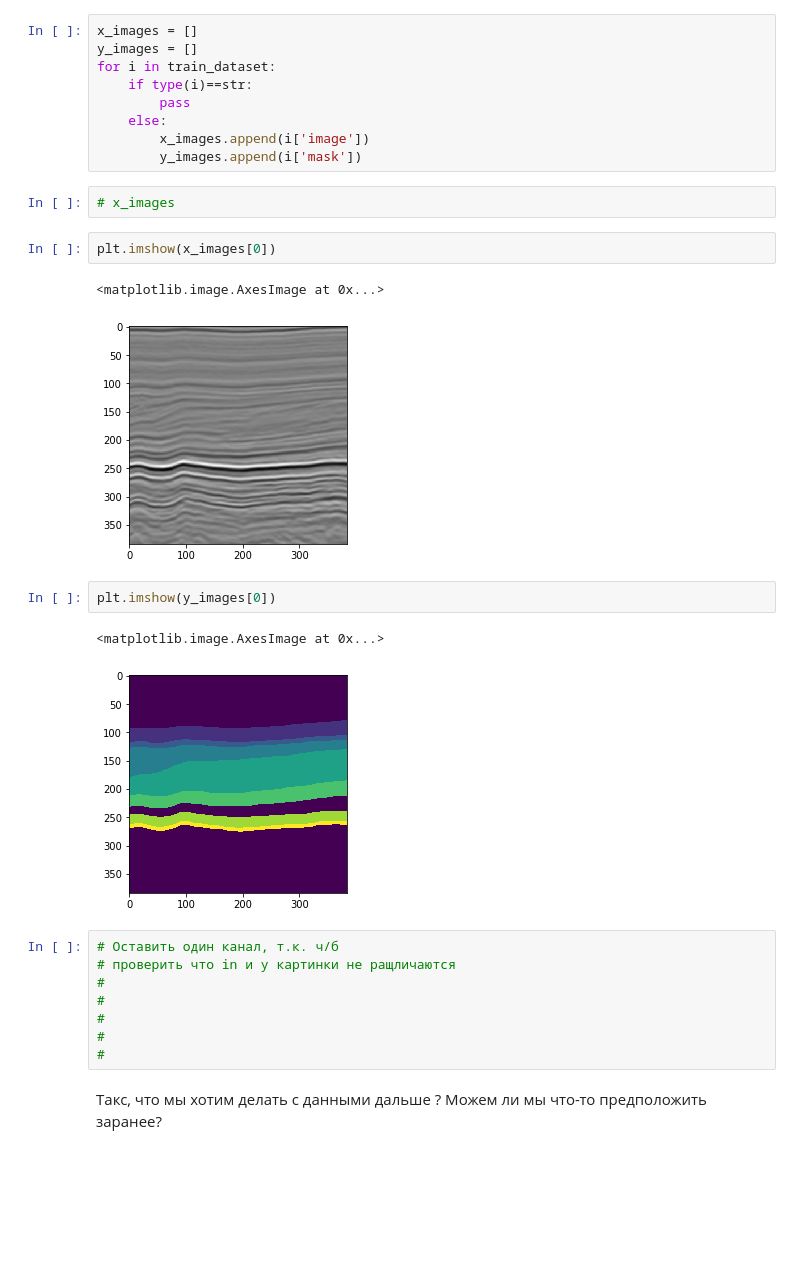
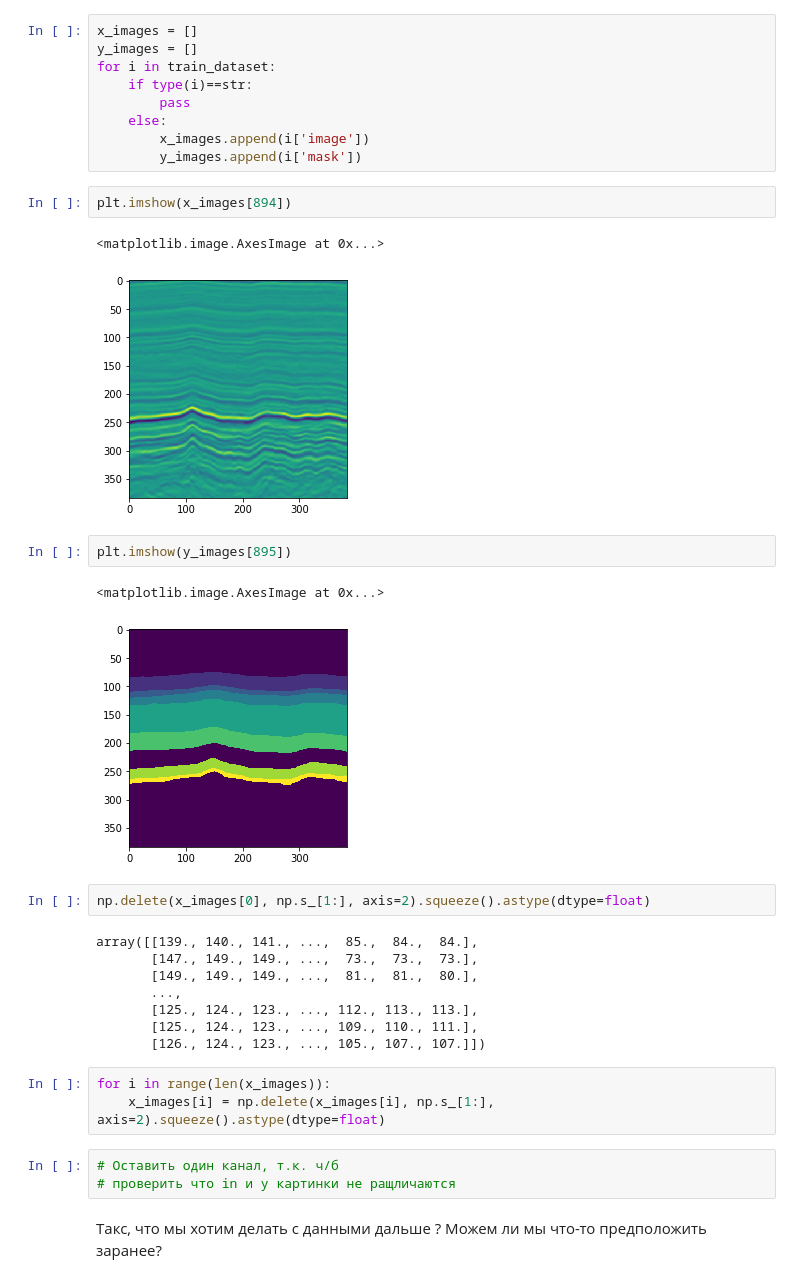
Before and after one commit to care1e55/neural_nets_dpo, a Jupyter notebook: logi_2020/week07/Hometask_1.ipynb, the cells around one changed output. Saved outputs shown, nothing was run; the diff lists cells and outputs as text; blank space fills up the shorter version.

```diff
--- a/logi_2020/week07/Hometask_1.ipynb
+++ b/logi_2020/week07/Hometask_1.ipynb
@@ -101,26 +101,32 @@ for i in train_dataset:
     else:
         x_images.append(i['image'])
         y_images.append(i['mask'])
-# %%
-# x_images
 # %%
-plt.imshow(x_images[0])
+plt.imshow(x_images[894])
 # %% [output]
 <matplotlib.image.AxesImage at 0x...>
-[figure, old version]
+[figure, new version]
 # %%
-plt.imshow(y_images[0])
+plt.imshow(y_images[895])
 # %% [output]
 <matplotlib.image.AxesImage at 0x...>
-[figure, old version]
+[figure, new version]
+# %%
+np.delete(x_images[0], np.s_[1:], axis=2).squeeze().astype(dtype=float)
+# %% [output]
+array([[139., 140., 141., ...,  85.,  84.,  84.],
+       [147., 149., 149., ...,  73.,  73.,  73.],
+       [149., 149., 149., ...,  81.,  81.,  80.],
+       ...,
+       [125., 124., 123., ..., 112., 113., 113.],
+       [125., 124., 123., ..., 109., 110., 111.],
+       [126., 124., 123., ..., 105., 107., 107.]])
+# %%
+for i in range(len(x_images)):
+    x_images[i] = np.delete(x_images[i], np.s_[1:], axis=2).squeeze().astype(dtype=float)
 # %%
 # Оставить один канал, т.к. ч/б
 # проверить что in и y картинки не ращличаются
-#
-#
-#
-#
-#
 # %% [markdown]
 Такс, что мы хотим делать с данными дальше ? Можем ли мы что-то предположить заранее?
 # %%
```
Also changed, not shown: parts of 26 cells of this notebook, 4 other files.
